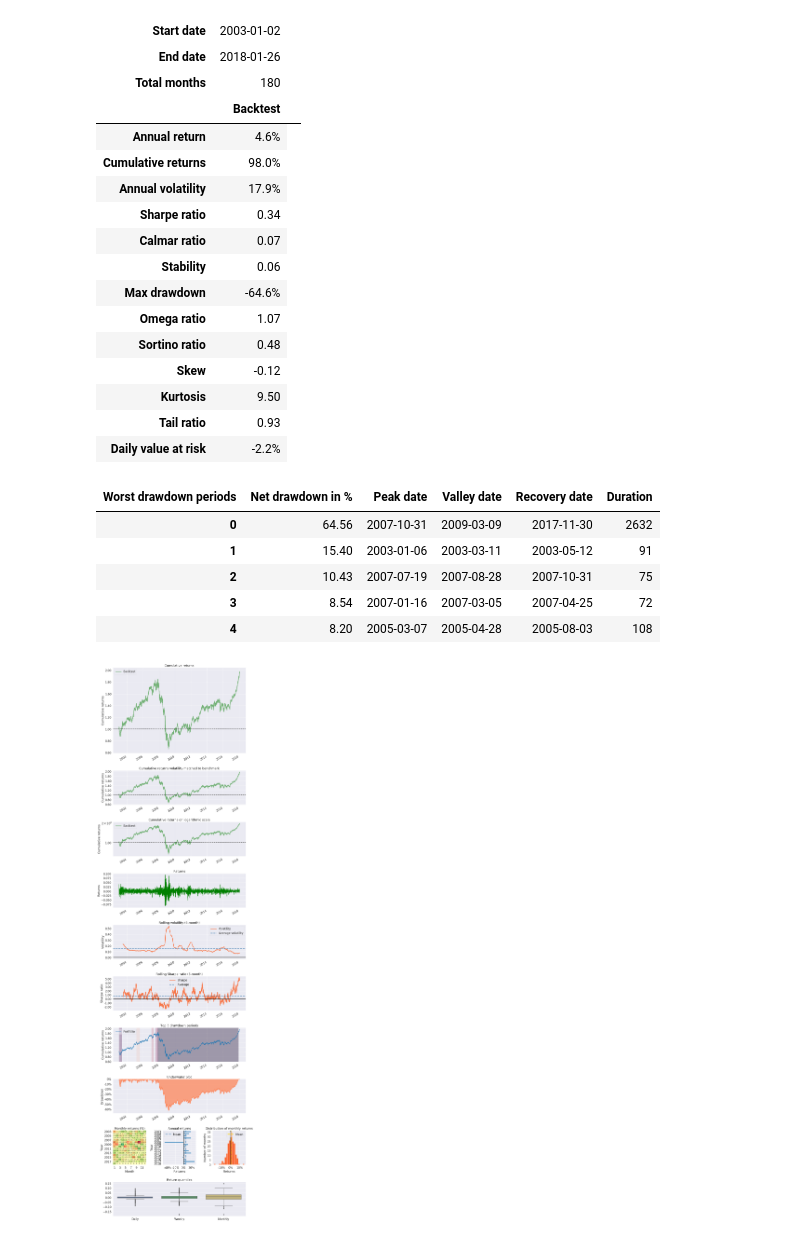
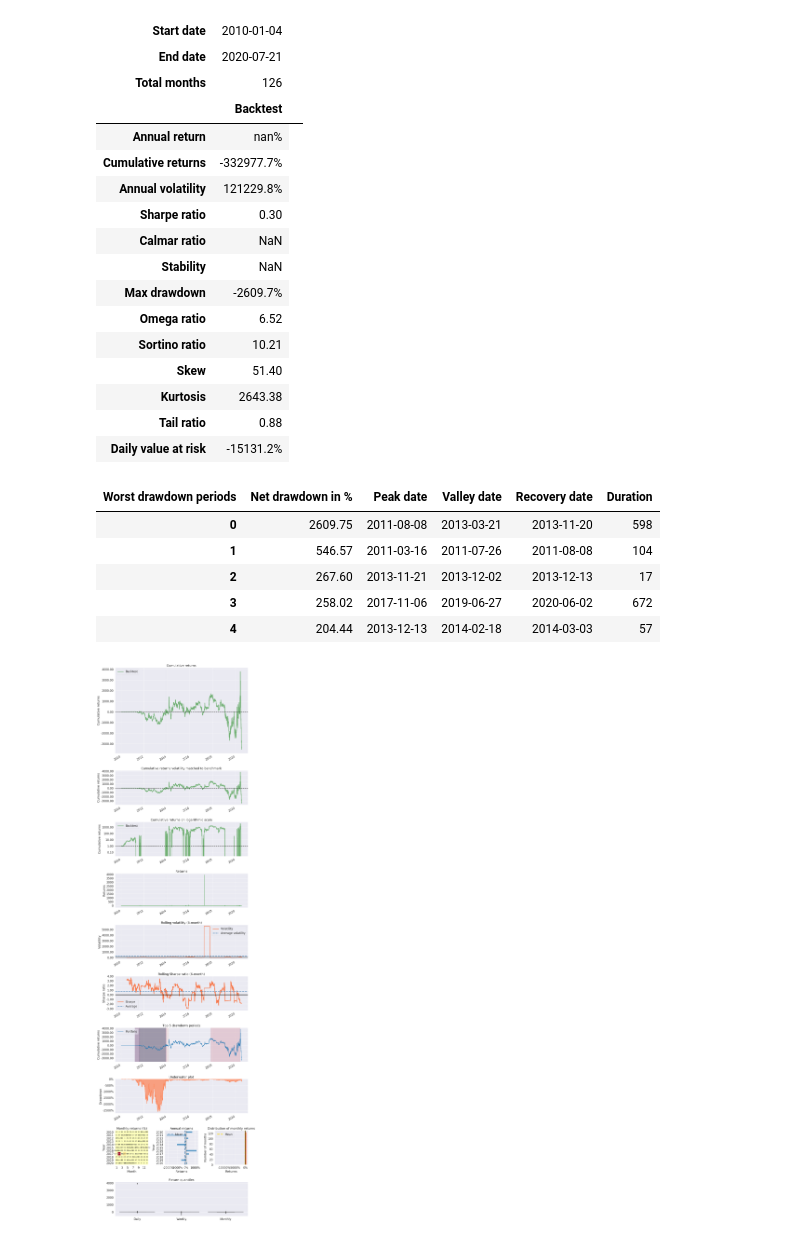
Before and after one commit to brian-heumann/book-trading-evolved, a Jupyter notebook: notebooks/dji-simple-momentum.ipynb, the cells around one changed output. Drawn from its saved outputs; the diff is of its cells as text; code cells hidden in the pictures.

Commit message:
F database_bundle with hydrogen stocks.

```diff
--- a/notebooks/dji-simple-momentum.ipynb
+++ b/notebooks/dji-simple-momentum.ipynb
@@ -98,41 +77,41 @@ def analyze(context, perf):
 # %%
 # Run the backtest
 #
-start = datetime(2003, 1, 1, tzinfo=pytz.UTC)
-end = datetime(2018, 1, 26, tzinfo=pytz.UTC)
+start = datetime(2010, 1, 1, tzinfo=pytz.UTC)
+end = datetime(2020, 7, 21, tzinfo=pytz.UTC)
 
 result = run_algorithm(
     start=start,
     end=end,
     initialize=initialize,
     analyze=analyze,
     handle_data=handle_data,
     capital_base=10000,
     data_frequency='daily',
-    bundle='quandl'
+    bundle='database_bundle'
 )
 # %% [output]
-| Start date | 2003-01-02 |  |
-| End date | 2018-01-26 |  |
-| Total months | 180 |  |
+| Start date | 2010-01-04 |  |
+| End date | 2020-07-21 |  |
+| Total months | 126 |  |
 |  | Backtest |
-| Annual return | 4.6% |
-| Cumulative returns | 98.0% |
-| Annual volatility | 17.9% |
-| Sharpe ratio | 0.34 |
-| Calmar ratio | 0.07 |
-| Stability | 0.06 |
-| Max drawdown | -64.6% |
-| Omega ratio | 1.07 |
-| Sortino ratio | 0.48 |
-| Skew | -0.12 |
-| Kurtosis | 9.50 |
-| Tail ratio | 0.93 |
-| Daily value at risk | -2.2% |
+| Annual return | nan% |
+| Cumulative returns | -332977.7% |
+| Annual volatility | 121229.8% |
+| Sharpe ratio | 0.30 |
+| Calmar ratio | NaN |
+| Stability | NaN |
+| Max drawdown | -2609.7% |
+| Omega ratio | 6.52 |
+| Sortino ratio | 10.21 |
+| Skew | 51.40 |
+| Kurtosis | 2643.38 |
+| Tail ratio | 0.88 |
+| Daily value at risk | -15131.2% |
 | Worst drawdown periods | Net drawdown in % | Peak date | Valley date | Recovery date | Duration |
-| 0 | 64.56 | 2007-10-31 | 2009-03-09 | 2017-11-30 | 2632 |
-| 1 | 15.40 | 2003-01-06 | 2003-03-11 | 2003-05-12 | 91 |
-| 2 | 10.43 | 2007-07-19 | 2007-08-28 | 2007-10-31 | 75 |
-| 3 | 8.54 | 2007-01-16 | 2007-03-05 | 2007-04-25 | 72 |
-| 4 | 8.20 | 2005-03-07 | 2005-04-28 | 2005-08-03 | 108 |
+| 0 | 2609.75 | 2011-08-08 | 2013-03-21 | 2013-11-20 | 598 |
+| 1 | 546.57 | 2011-03-16 | 2011-07-26 | 2011-08-08 | 104 |
+| 2 | 267.60 | 2013-11-21 | 2013-12-02 | 2013-12-13 | 17 |
+| 3 | 258.02 | 2017-11-06 | 2019-06-27 | 2020-06-02 | 672 |
+| 4 | 204.44 | 2013-12-13 | 2014-02-18 | 2014-03-03 | 57 |
-[figure, old version]
+[figure, new version]
```
Also changed, not shown: parts of 1 cell of this notebook, 5 other files.
